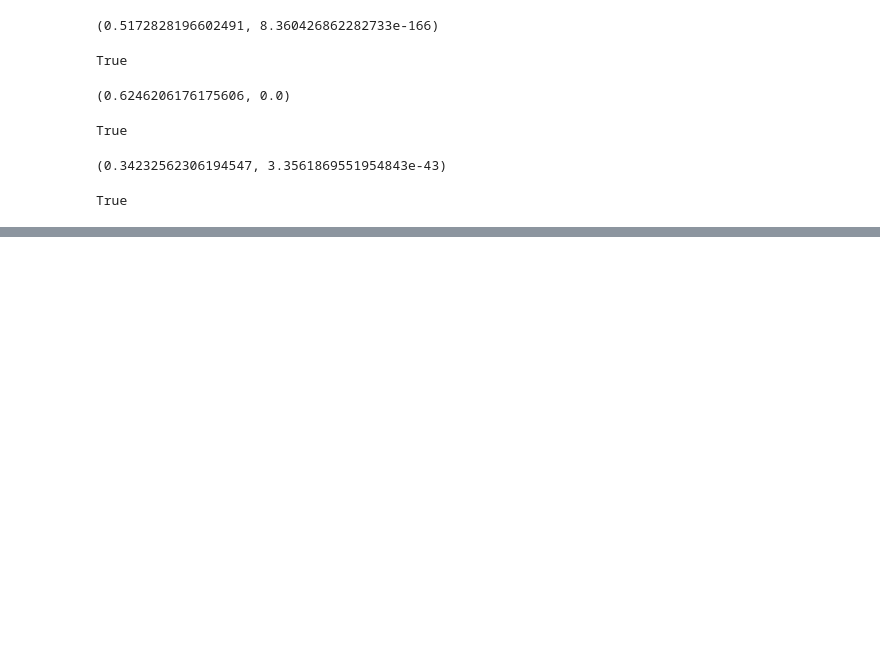
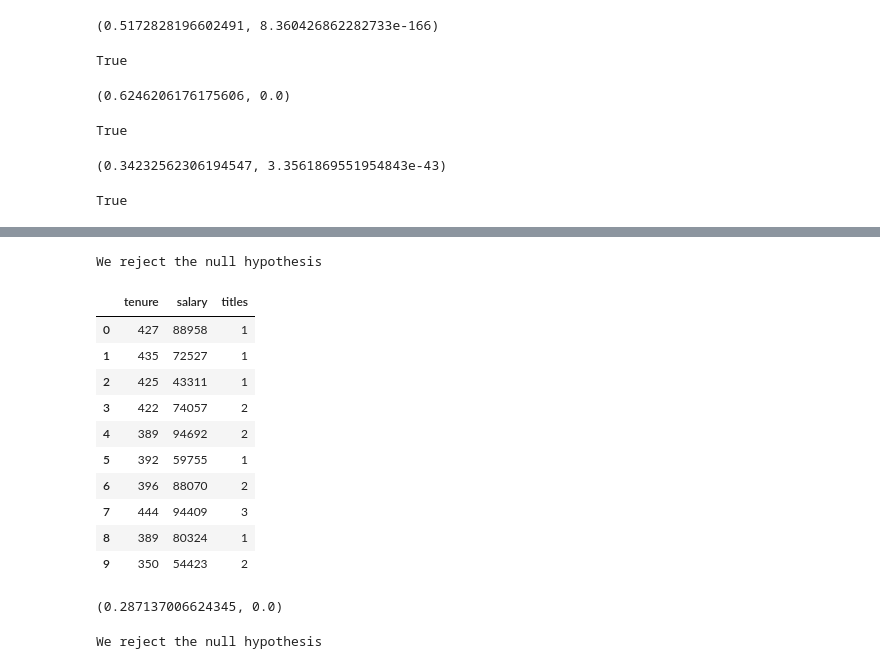
Before and after one commit to javahava1222/statistics-exercises, a Jupyter notebook: hypothesis_testing.ipynb, the cells around one changed output, grey strips where cells are left out. Cells and saved outputs as stored; diff of their text form; code cells hidden in the pictures; blank space fills up the shorter version.

```diff
--- a/hypothesis_testing.ipynb
+++ b/hypothesis_testing.ipynb
@@ -493 +488,51 @@ r, p
+# %%
+if p > alpha:
+    print('We fail to reject the null hypothesis')
+else:
+    print('We reject the null hypothesis')
+# %% [output]
+We reject the null hypothesis
+# %%
+# Is there a relationship between how long an employee has been with the company and the number of titles they have had?
+#H0 = there is no relationship between tenure and the number of title
+#h1 = there is a relationship between tenure and the number of title
+
+sql =   """
+            WITH empl_title_count AS (
+                SELECT emp_no, COUNT(title) as titles
+                FROM titles
+                GROUP BY emp_no)
+
+            SELECT timestampdiff(month, hire_date, curdate()) as tenure, salary, titles
+        FROM employees
+        JOIN salaries using(emp_no)
+        JOIN empl_title_count using(emp_no)
+        WHERE to_date > NOW()
+        """
+df = pd.read_sql(sql, url)
+df.head(10)
+# %% [output]
+|  | tenure | salary | titles |
+| 0 | 427 | 88958 | 1 |
+| 1 | 435 | 72527 | 1 |
+| 2 | 425 | 43311 | 1 |
+| 3 | 422 | 74057 | 2 |
+| 4 | 389 | 94692 | 2 |
+| 5 | 392 | 59755 | 1 |
+| 6 | 396 | 88070 | 2 |
+| 7 | 444 | 94409 | 3 |
+| 8 | 389 | 80324 | 1 |
+| 9 | 350 | 54423 | 2 |
+# %%
+r, p = stats.pearsonr(df.tenure, df.titles)
+r, p
+# %% [output]
+(0.287137006624345, 0.0)
+# %%
+if p > alpha:
+    print('We fail to reject the null hypothesis')
+else:
+    print('We reject the null hypothesis')
+# %% [output]
+We reject the null hypothesis
 # %%
```
Also changed, not shown: parts of 14 cells of this notebook.
